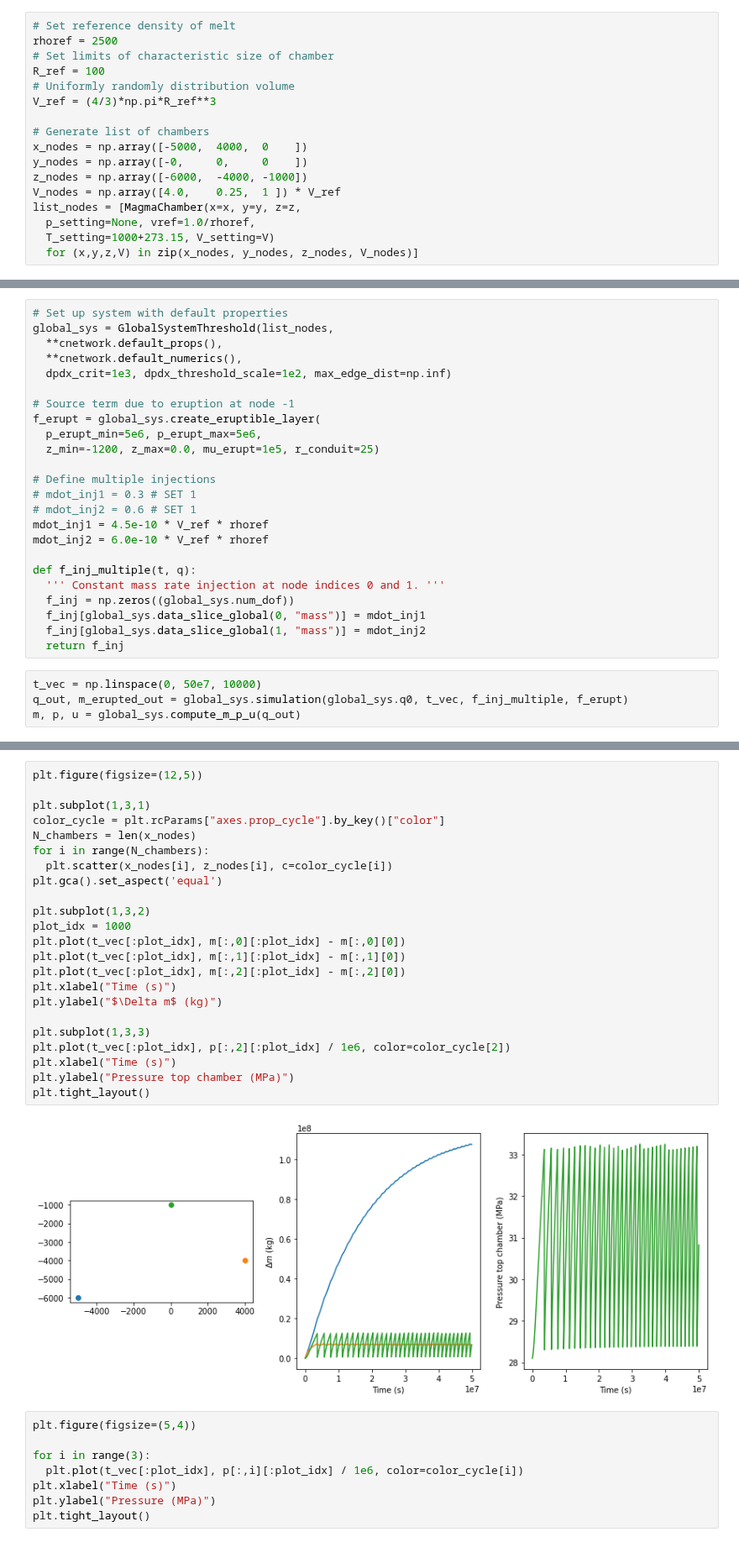
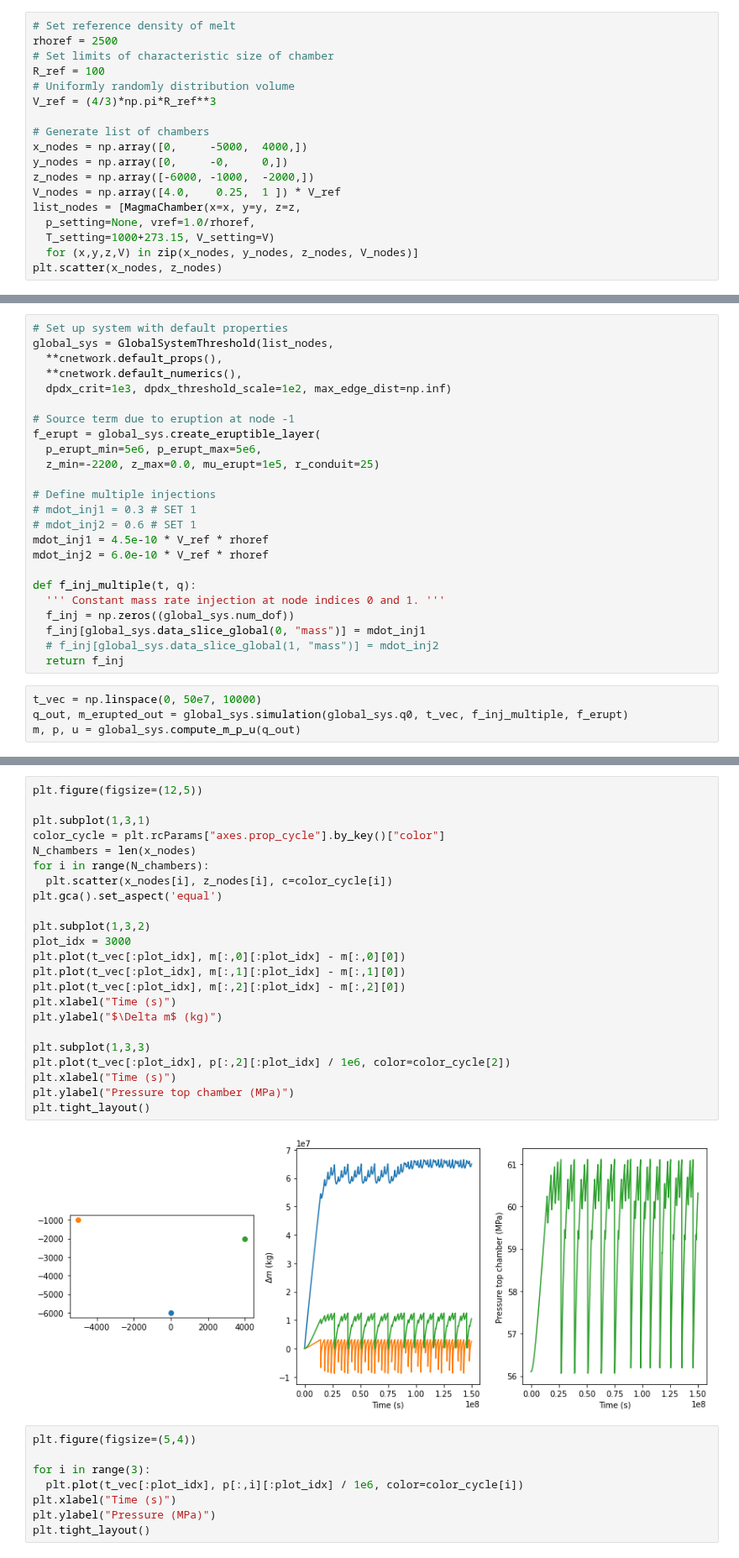
Before and after one commit to fredriclam/magma-network, a Jupyter notebook: fig_V_formation.ipynb, the cells around one changed output, grey strips where cells are left out. Shown at 84% size. Cells and saved outputs as stored; diff of their text form.

```diff
--- a/fig_V_formation.ipynb
+++ b/fig_V_formation.ipynb
@@ -13,11 +13,12 @@ R_ref = 100
 V_ref = (4/3)*np.pi*R_ref**3
 
 # Generate list of chambers
-x_nodes = np.array([-5000,  4000,  0    ])
-y_nodes = np.array([-0,     0,     0    ])
-z_nodes = np.array([-6000,  -4000, -1000])
+x_nodes = np.array([0,     -5000,  4000,])
+y_nodes = np.array([0,     -0,     0,])
+z_nodes = np.array([-6000, -1000,  -2000,])
 V_nodes = np.array([4.0,    0.25,  1 ]) * V_ref
 list_nodes = [MagmaChamber(x=x, y=y, z=z,
   p_setting=None, vref=1.0/rhoref,
   T_setting=1000+273.15, V_setting=V)
   for (x,y,z,V) in zip(x_nodes, y_nodes, z_nodes, V_nodes)]
+plt.scatter(x_nodes, z_nodes)
@@ -31,7 +35,7 @@ global_sys = GlobalSystemThreshold(list_nodes,
 # Source term due to eruption at node -1
 f_erupt = global_sys.create_eruptible_layer(
   p_erupt_min=5e6, p_erupt_max=5e6,
-  z_min=-1200, z_max=0.0, mu_erupt=1e5, r_conduit=25)
+  z_min=-2200, z_max=0.0, mu_erupt=1e5, r_conduit=25)
 
 # Define multiple injections
 # mdot_inj1 = 0.3 # SET 1
@@ -43,7 +47,7 @@ def f_inj_multiple(t, q):
   ''' Constant mass rate injection at node indices 0 and 1. '''
   f_inj = np.zeros((global_sys.num_dof))
   f_inj[global_sys.data_slice_global(0, "mass")] = mdot_inj1
-  f_inj[global_sys.data_slice_global(1, "mass")] = mdot_inj2
+  # f_inj[global_sys.data_slice_global(1, "mass")] = mdot_inj2
   return f_inj
 # %%
 t_vec = np.linspace(0, 50e7, 10000)
@@ -52,28 +63,28 @@ m, p, u = global_sys.compute_m_p_u(q_out)
 # %%
 plt.figure(figsize=(12,5))
 
 plt.subplot(1,3,1)
 color_cycle = plt.rcParams["axes.prop_cycle"].by_key()["color"]
 N_chambers = len(x_nodes)
 for i in range(N_chambers):
   plt.scatter(x_nodes[i], z_nodes[i], c=color_cycle[i])
 plt.gca().set_aspect('equal')
 
 plt.subplot(1,3,2)
-plot_idx = 1000
+plot_idx = 3000
 plt.plot(t_vec[:plot_idx], m[:,0][:plot_idx] - m[:,0][0])
 plt.plot(t_vec[:plot_idx], m[:,1][:plot_idx] - m[:,1][0])
 plt.plot(t_vec[:plot_idx], m[:,2][:plot_idx] - m[:,2][0])
 plt.xlabel("Time (s)")
 plt.ylabel("$\Delta m$ (kg)")
 
 plt.subplot(1,3,3)
 plt.plot(t_vec[:plot_idx], p[:,2][:plot_idx] / 1e6, color=color_cycle[2])
 plt.xlabel("Time (s)")
 plt.ylabel("Pressure top chamber (MPa)")
 plt.tight_layout()
 # %% [output]
-[figure, old version]
+[figure, new version]
 # %%
 plt.figure(figsize=(5,4))
 
```
Also changed, not shown: parts of 2 cells of this notebook, 1 other file.
